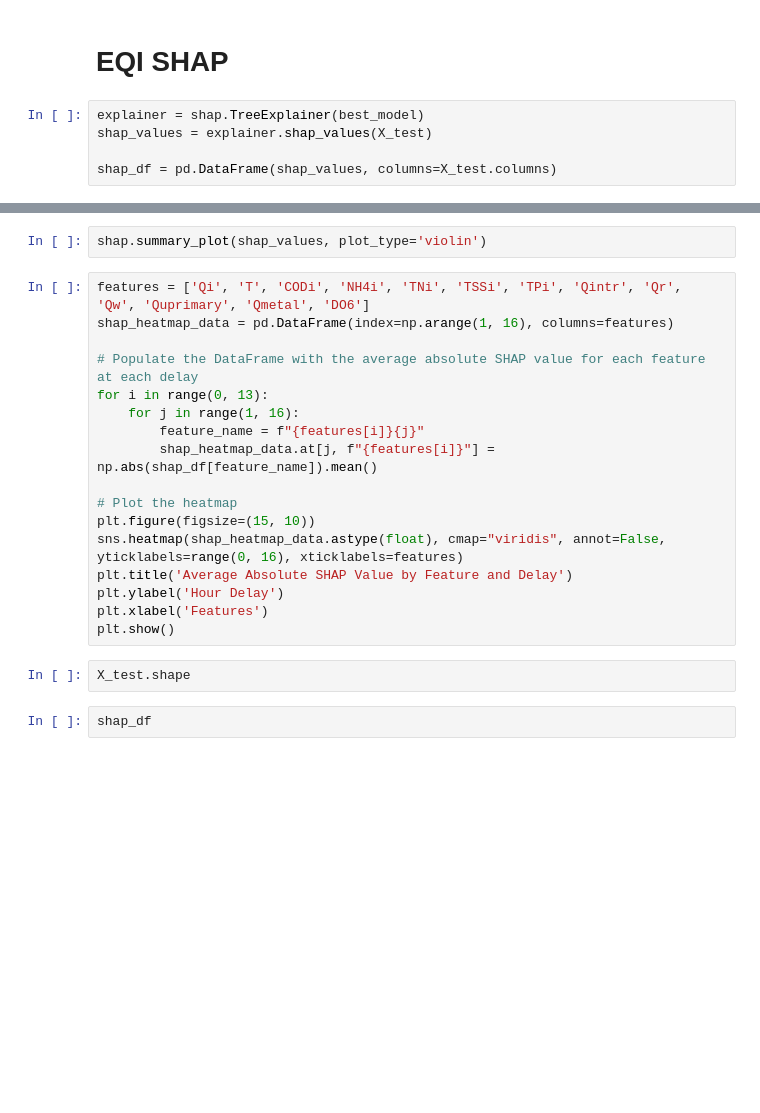
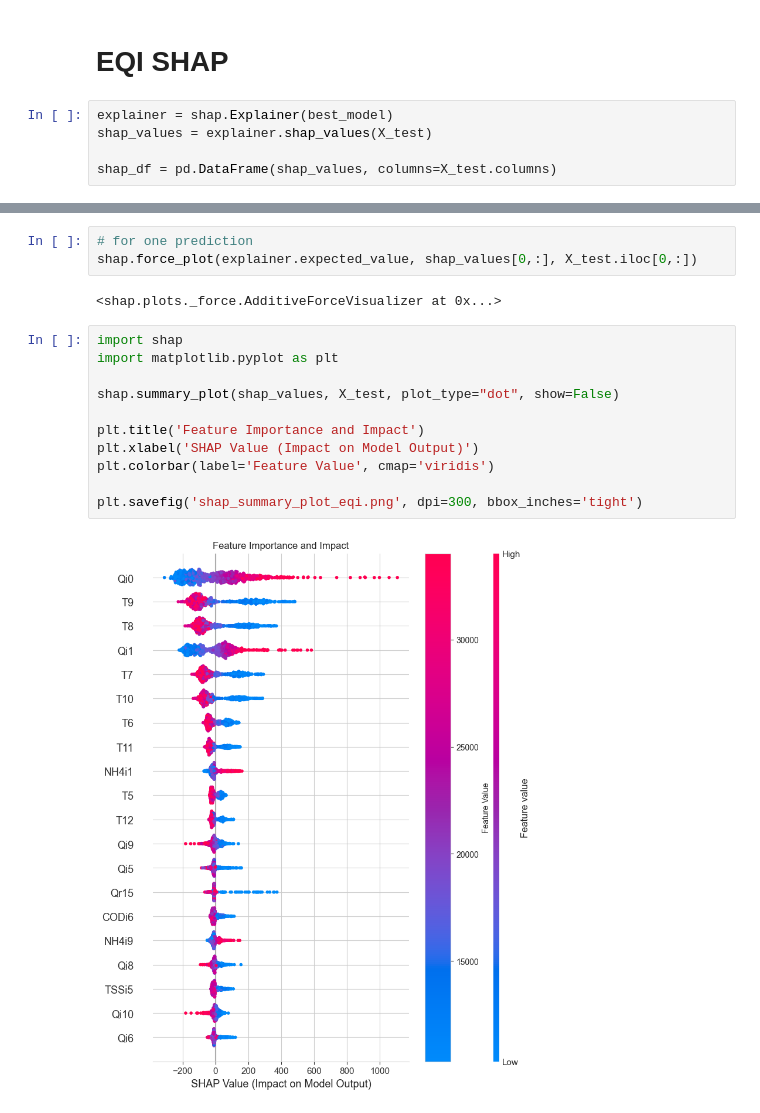
Before and after one commit to lanadominkovic/water-plant-analysis, a Jupyter notebook: wwtp_analysis.ipynb, the cells around one changed output, grey strips where cells are left out. Cells and saved outputs as stored; diff of their text form; blank space fills up the shorter version.

Commit message:
add shap values

```diff
--- a/wwtp_analysis.ipynb
+++ b/wwtp_analysis.ipynb
@@ -652,7 +638,7 @@ plt.show()
 # %% [markdown]
 # EQI SHAP
 # %%
-explainer = shap.TreeExplainer(best_model)
+explainer = shap.Explainer(best_model)
 shap_values = explainer.shap_values(X_test)
 
 shap_df = pd.DataFrame(shap_values, columns=X_test.columns)
@@ -663,23 +645,18 @@ shap.summary_plot(shap_values)
-# %%
-shap.summary_plot(shap_values, plot_type='violin')
-# %%
-features = ['Qi', 'T', 'CODi', 'NH4i', 'TNi', 'TSSi', 'TPi', 'Qintr', 'Qr', 'Qw', 'Quprimary', 'Qmetal', 'DO6']
-shap_heatmap_data = pd.DataFrame(index=np.arange(1, 16), columns=features)
-
-# Populate the DataFrame with the average absolute SHAP value for each feature at each delay
-for i in range(0, 13):
-    for j in range(1, 16):
-        feature_name = f"{features[i]}{j}"
-        shap_heatmap_data.at[j, f"{features[i]}"] = np.abs(shap_df[feature_name]).mean()
-
-# Plot the heatmap
-plt.figure(figsize=(15, 10))
-sns.heatmap(shap_heatmap_data.astype(float), cmap="viridis", annot=False, yticklabels=range(0, 16), xticklabels=features)
-plt.title('Average Absolute SHAP Value by Feature and Delay')
-plt.ylabel('Hour Delay')
-plt.xlabel('Features')
-plt.show()
-# %%
-X_test.shape
-# %%
-shap_df
+# %%
+# for one prediction
+shap.force_plot(explainer.expected_value, shap_values[0,:], X_test.iloc[0,:])
+# %% [output]
+<shap.plots._force.AdditiveForceVisualizer at 0x...>
+# %%
+import shap
+import matplotlib.pyplot as plt
+
+shap.summary_plot(shap_values, X_test, plot_type="dot", show=False)
+
+plt.title('Feature Importance and Impact')
+plt.xlabel('SHAP Value (Impact on Model Output)')
+plt.colorbar(label='Feature Value', cmap='viridis')
+
+plt.savefig('shap_summary_plot_eqi.png', dpi=300, bbox_inches='tight')
+# %% [output]
+[figure, added]
```
Also changed, not shown: parts of 7 cells of this notebook.
